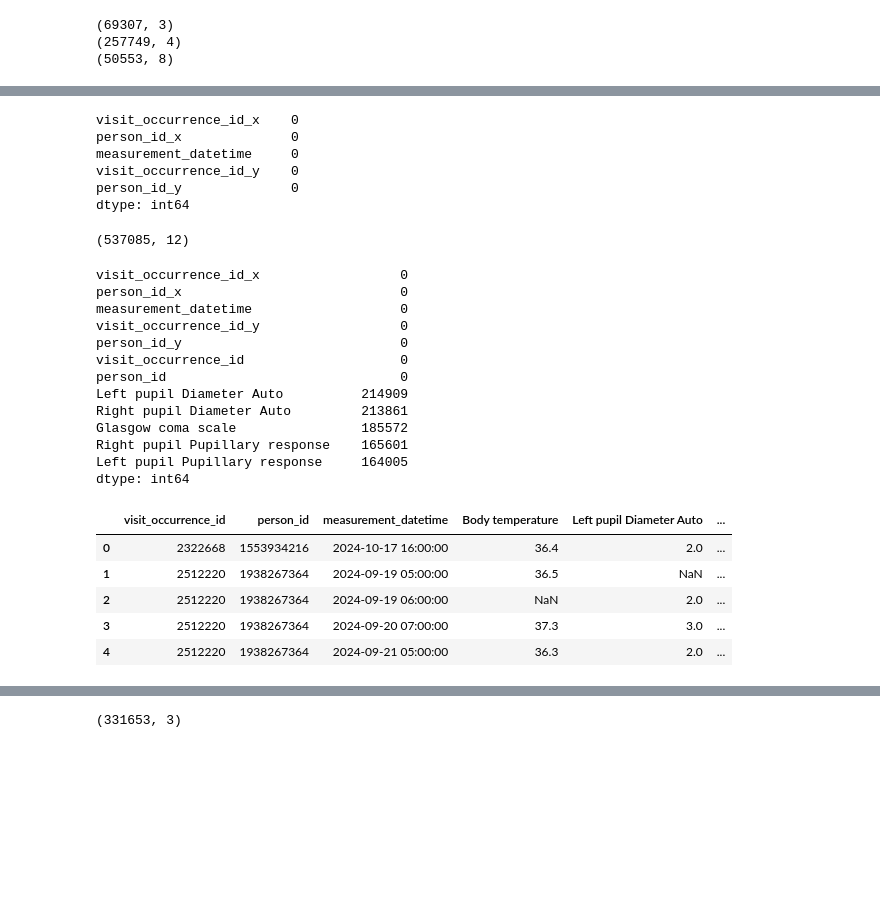
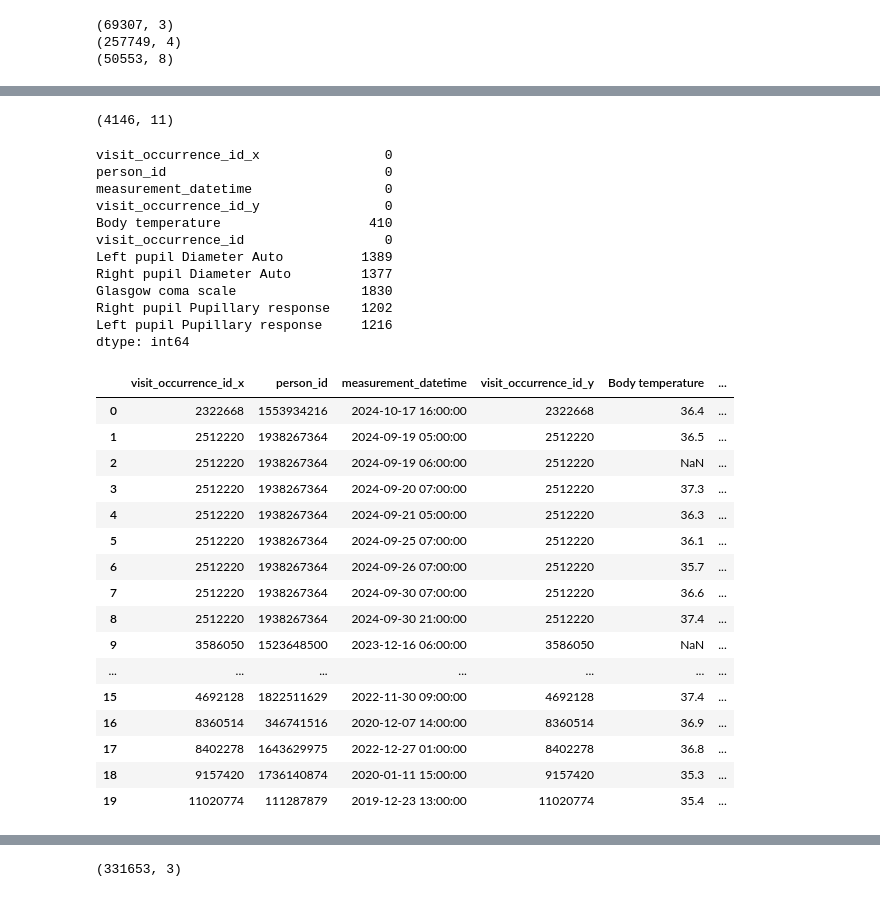
Before and after one commit to shradiphylleia/phems, a Jupyter notebook: pehms.ipynb, the cells around one changed output, grey strips where cells are left out. Drawn from its saved outputs; the diff is of its cells as text; code cells hidden in the pictures; blank space fills up the shorter version.

```diff
--- a/pehms.ipynb
+++ b/pehms.ipynb
@@ -143,7 +143,7 @@ print(measurement_observation_train.shape)
 (257749, 4)
 (50553, 8)
 # %%
-df=pd.merge(measurement_lab_train,measurement_meds_train, on='measurement_datetime')
+df=pd.merge(measurement_lab_train,measurement_meds_train, on=['measurement_datetime','person_id'])
 # %%
 df.shape
 # %% [output]
@@ -169,46 +179,45 @@ Body temperature         81260
 dtype: int64
-# %%
-df.drop('Body temperature',axis=1,inplace=True)
-# %%
-df.isnull().sum()
-# %% [output]
-visit_occurrence_id_x    0
-person_id_x              0
-measurement_datetime     0
-visit_occurrence_id_y    0
-person_id_y              0
-dtype: int64
 # %%
-df=pd.merge(df,measurement_observation_train,on='measurement_datetime')
+df=pd.merge(df,measurement_observation_train,on=['measurement_datetime','person_id'])
 # %%
 df.shape
 # %% [output]
-(537085, 12)
+(4146, 11)
 # %%
 df.isnull().sum()
 # %% [output]
-visit_occurrence_id_x                  0
-person_id_x                            0
-measurement_datetime                   0
-visit_occurrence_id_y                  0
-person_id_y                            0
-visit_occurrence_id                    0
-person_id                              0
-Left pupil Diameter Auto          214909
-Right pupil Diameter Auto         213861
-Glasgow coma scale                185572
-Right pupil Pupillary response    165601
-Left pupil Pupillary response     164005
+visit_occurrence_id_x                0
+person_id                            0
+measurement_datetime                 0
+visit_occurrence_id_y                0
+Body temperature                   410
+visit_occurrence_id                  0
+Left pupil Diameter Auto          1389
+Right pupil Diameter Auto         1377
+Glasgow coma scale                1830
+Right pupil Pupillary response    1202
+Left pupil Pupillary response     1216
 dtype: int64
 # %%
-df.head()
+df.head(20)
 # %% [output]
-|  | visit_occurrence_id | person_id | measurement_datetime | Body temperature | Left pupil Diameter Auto | ... |
-| 0 | 2322668 | 1553934216 | 2024-10-17 16:00:00 | 36.4 | 2.0 | ... |
-| 1 | 2512220 | 1938267364 | 2024-09-19 05:00:00 | 36.5 | NaN | ... |
-| 2 | 2512220 | 1938267364 | 2024-09-19 06:00:00 | NaN | 2.0 | ... |
-| 3 | 2512220 | 1938267364 | 2024-09-20 07:00:00 | 37.3 | 3.0 | ... |
-| 4 | 2512220 | 1938267364 | 2024-09-21 05:00:00 | 36.3 | 2.0 | ... |
+|  | visit_occurrence_id_x | person_id | measurement_datetime | visit_occurrence_id_y | Body temperature | ... |
+| 0 | 2322668 | 1553934216 | 2024-10-17 16:00:00 | 2322668 | 36.4 | ... |
+| 1 | 2512220 | 1938267364 | 2024-09-19 05:00:00 | 2512220 | 36.5 | ... |
+| 2 | 2512220 | 1938267364 | 2024-09-19 06:00:00 | 2512220 | NaN | ... |
+| 3 | 2512220 | 1938267364 | 2024-09-20 07:00:00 | 2512220 | 37.3 | ... |
+| 4 | 2512220 | 1938267364 | 2024-09-21 05:00:00 | 2512220 | 36.3 | ... |
+| 5 | 2512220 | 1938267364 | 2024-09-25 07:00:00 | 2512220 | 36.1 | ... |
+| 6 | 2512220 | 1938267364 | 2024-09-26 07:00:00 | 2512220 | 35.7 | ... |
+| 7 | 2512220 | 1938267364 | 2024-09-30 07:00:00 | 2512220 | 36.6 | ... |
+| 8 | 2512220 | 1938267364 | 2024-09-30 21:00:00 | 2512220 | 37.4 | ... |
+| 9 | 3586050 | 1523648500 | 2023-12-16 06:00:00 | 3586050 | NaN | ... |
+| ... | ... | ... | ... | ... | ... | ... |
+| 15 | 4692128 | 1822511629 | 2022-11-30 09:00:00 | 4692128 | 37.4 | ... |
+| 16 | 8360514 | 346741516 | 2020-12-07 14:00:00 | 8360514 | 36.9 | ... |
+| 17 | 8402278 | 1643629975 | 2022-12-27 01:00:00 | 8402278 | 36.8 | ... |
+| 18 | 9157420 | 1736140874 | 2020-01-11 15:00:00 | 9157420 | 35.3 | ... |
+| 19 | 11020774 | 111287879 | 2019-12-23 13:00:00 | 11020774 | 35.4 | ... |
 # %%
 df.isnull().sum()
 # %% [output]
```
Also changed, not shown: parts of 44 cells of this notebook.
